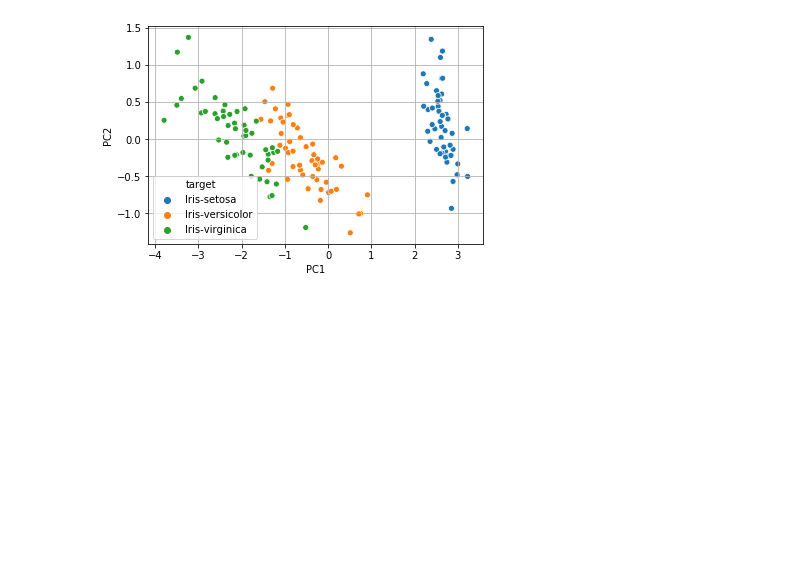
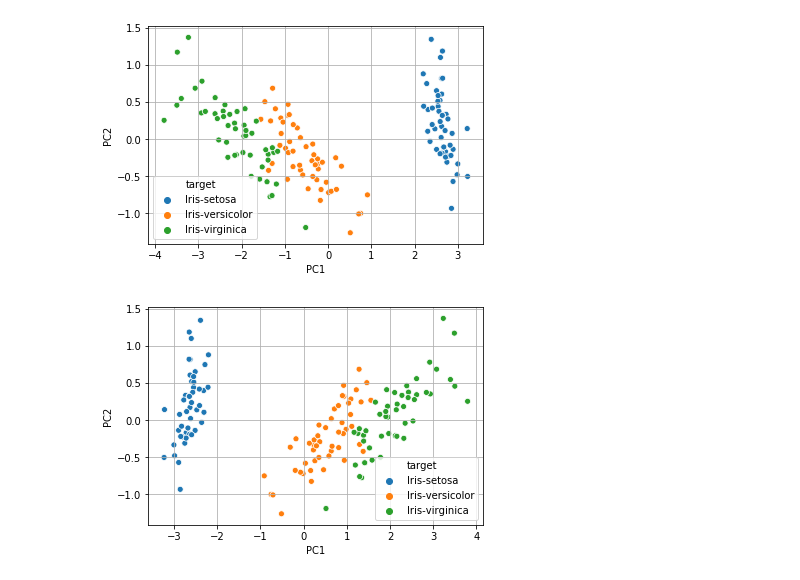
Before and after one commit to ksephton/ASTR-Leistedt-1, a Jupyter notebook: Spectra/PCA_from_scratch.ipynb, the cells around one changed output. Cells and saved outputs as stored; diff of their text form; code cells hidden in the pictures; blank space fills up the shorter version.

Commit message:
Added plots from sklearn PCA for comparison

```diff
--- a/Spectra/PCA_from_scratch.ipynb
+++ b/Spectra/PCA_from_scratch.ipynb
@@ -188,3 +188,17 @@ plt.grid()
 plt.show()
 # %% [output]
 [figure]
+# %%
+# Compare with PCA from sklearn (https://towardsdatascience.com/pca-using-python-scikit-learn-e653f8989e60)
+from sklearn.decomposition import PCA
+pca = PCA(n_components=2)
+x_sklearn = pca.fit_transform(x)
+sklearn_df = pd.DataFrame(data = x_sklearn
+             , columns = ['PC1', 'PC2'])
+sklearn_df = pd.concat([sklearn_df, pd.DataFrame(target)], axis = 1)
+plt.figure()
+sb.scatterplot(data = sklearn_df, x = 'PC1',y = 'PC2' , hue = 'target')
+plt.grid()
+plt.show()
+# %% [output]
+[figure, added]
```
Also changed, not shown: parts of 1 cell of this notebook.
